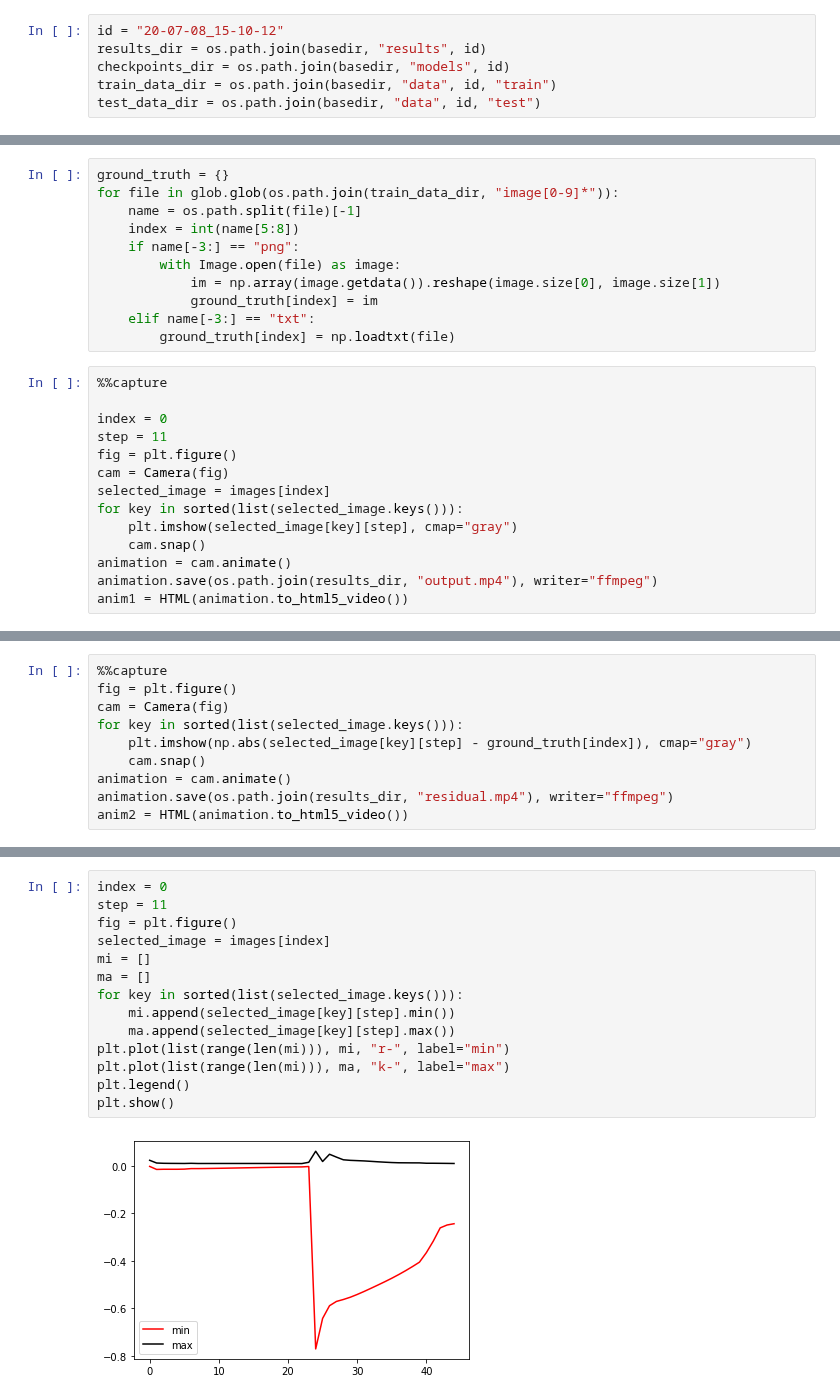
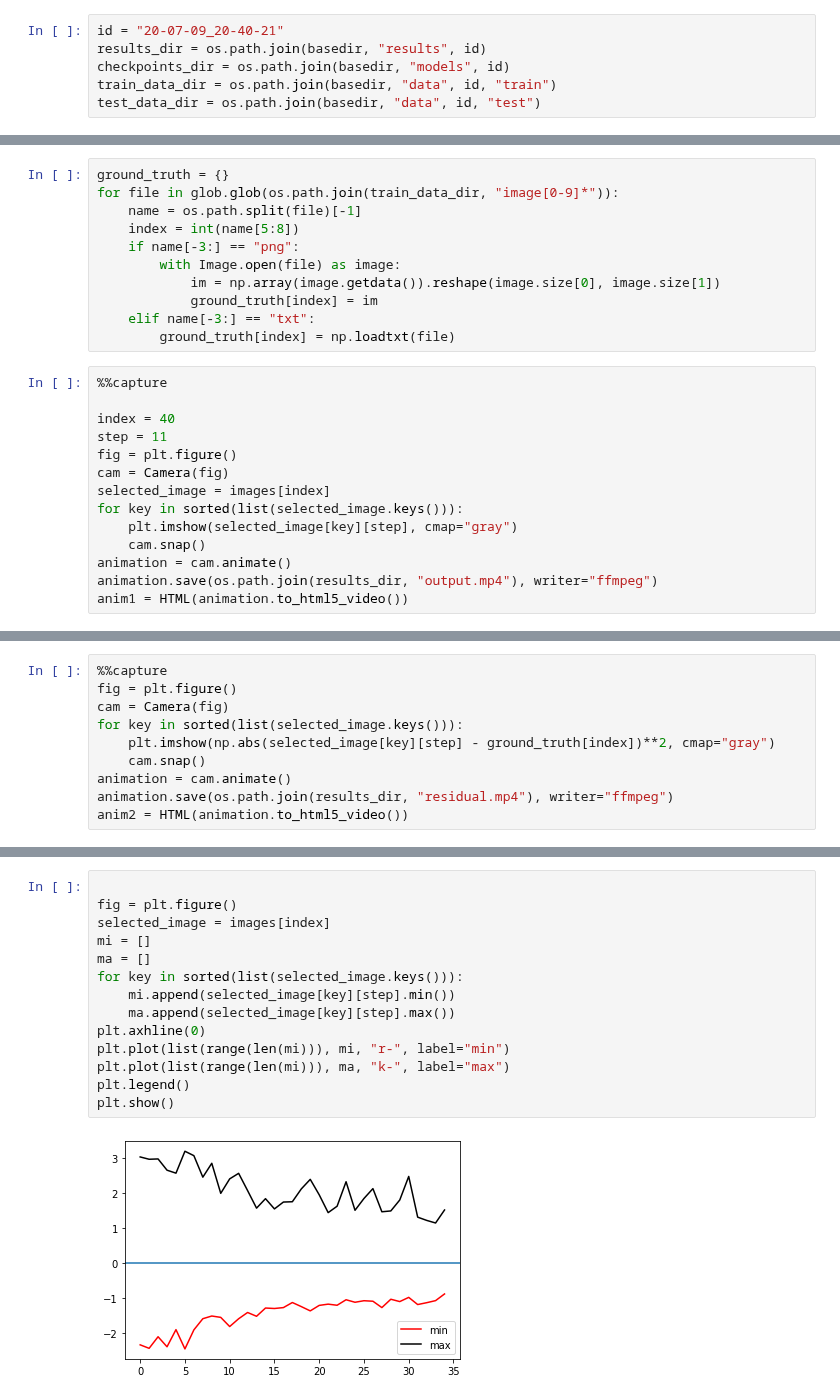
Before and after one commit to AlexandreAdam/ExoRIM, a Jupyter notebook: notebooks/analyse_20-06-07_22-42-35.ipynb, the cells around one changed output, grey strips where cells are left out. Saved outputs shown, nothing was run; the diff lists cells and outputs as text.

```diff
--- a/notebooks/analyse_20-06-07_22-42-35.ipynb
+++ b/notebooks/analyse_20-06-07_22-42-35.ipynb
@@ -16,7 +17,7 @@ basedir
 # %% [output]
 '/home/alexandre/Desktop/Projects/ExoRIM'
 # %%
-id = "20-07-08_15-10-12"
+id = "20-07-09_20-40-21"
 results_dir = os.path.join(basedir, "results", id)
 checkpoints_dir = os.path.join(basedir, "models", id)
 train_data_dir = os.path.join(basedir, "data", id, "train")
@@ -98,7 +80,7 @@ for file in glob.glob(os.path.join(train_data_dir, "image[0-9]*")):
 # %%
 %%capture
 
-index = 0
+index = 40
 step = 11
 fig = plt.figure()
 cam = Camera(fig)
@@ -116,7 +96,7 @@ KeyError: 11
 fig = plt.figure()
 cam = Camera(fig)
 for key in sorted(list(selected_image.keys())):
-    plt.imshow(np.abs(selected_image[key][step] - ground_truth[index]), cmap="gray")
+    plt.imshow(np.abs(selected_image[key][step] - ground_truth[index])**2, cmap="gray")
     cam.snap()
 animation = cam.animate()
 animation.save(os.path.join(results_dir, "residual.mp4"), writer="ffmpeg")
@@ -138,18 +118,18 @@ anim2
 # %% [output]
 [interactive output not drawn]
 # %%
-index = 0
-step = 11
+
 fig = plt.figure()
 selected_image = images[index]
 mi = []
 ma = []
 for key in sorted(list(selected_image.keys())):
     mi.append(selected_image[key][step].min())
     ma.append(selected_image[key][step].max())
+plt.axhline(0)
 plt.plot(list(range(len(mi))), mi, "r-", label="min")
 plt.plot(list(range(len(mi))), ma, "k-", label="max")
 plt.legend()
 plt.show()
 # %% [output]
-[figure, old version]
+[figure, new version]
```
Also changed, not shown: parts of 8 cells of this notebook, 8 other files.
